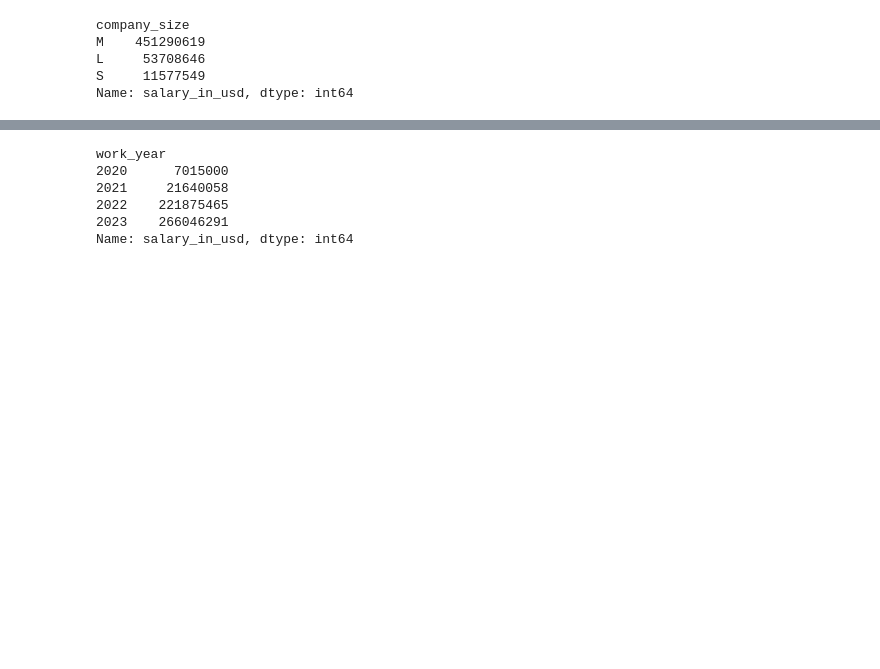
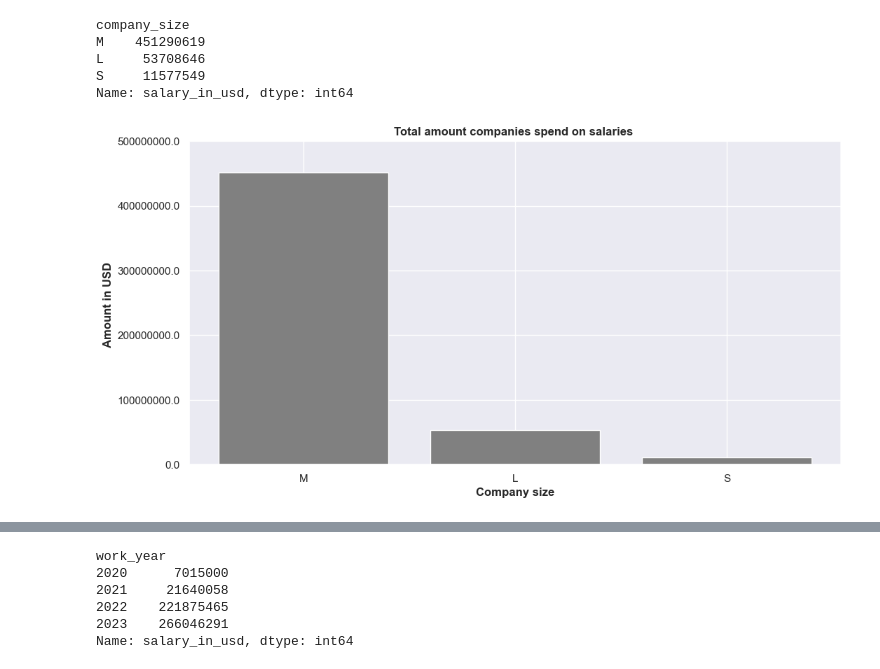
Before and after one commit to captin01/Data_Analysis, a Jupyter notebook: Data_salaries/Ds_salaries.ipynb, the cells around one changed output, grey strips where cells are left out. Drawn from its saved outputs; the diff is of its cells as text; code cells hidden in the pictures; blank space fills up the shorter version.

```diff
--- a/Data_salaries/Ds_salaries.ipynb
+++ b/Data_salaries/Ds_salaries.ipynb
@@ -264,9 +288,25 @@ plt.show()
 # %%
-df.groupby('company_size')['salary_in_usd'].sum().sort_values(ascending= False)
+#Checking which company spends more on employees.
+comp_sal = df.groupby('company_size')['salary_in_usd'].sum().sort_values(ascending= False)
+comp_sal
 # %% [output]
 company_size
 M    451290619
 L     53708646
 S     11577549
 Name: salary_in_usd, dtype: int64
+# %%
+#Plotting a bar graph.
+
+plt.figure(figsize=(12,6))
+plt.bar(x= comp_sal.index,
+        height= comp_sal.values,
+        color = 'Grey')
+plt.yticks(ticks=plt.yticks()[0],labels=plt.yticks()[0] )
+plt.xlabel('Company size', weight= 'bold')
+plt.ylabel('Amount in USD ', weight= 'bold')
+plt.title('Total amount companies spend on salaries ', fontsize = 12, weight ='bold')
+plt.show()
+# %% [output]
+[figure, added]
 # %%
```
Also changed, not shown: parts of 31 cells of this notebook.
